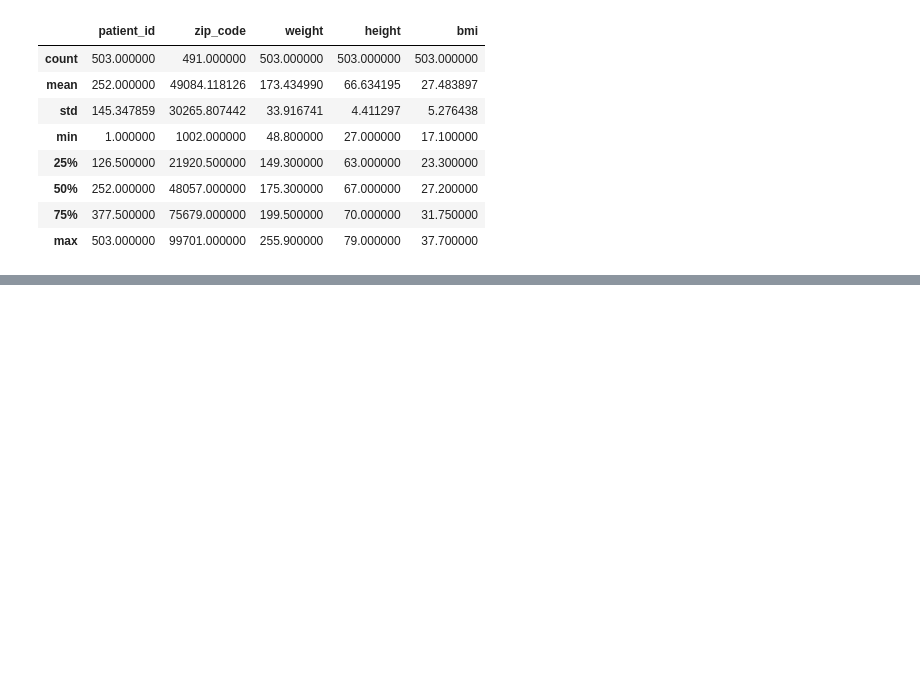
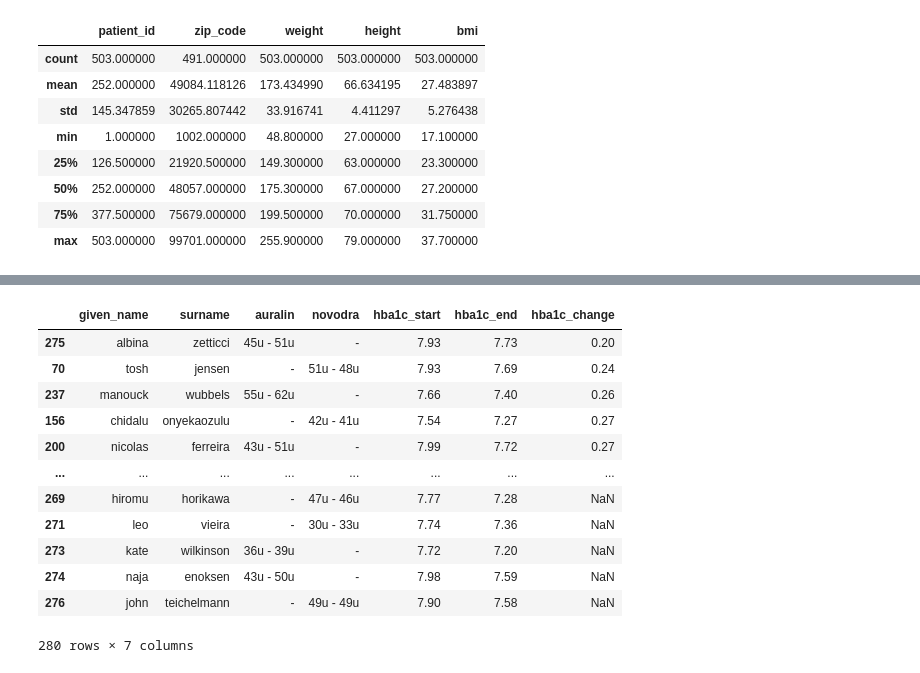
Before and after one commit to amitmishra-cs/Python-for-data-Science-2024, a Jupyter notebook: 16-data Assesing/0.ipynb, the cells around one changed output, grey strips where cells are left out. Drawn from its saved outputs; the diff is of its cells as text; code cells hidden in the pictures; blank space fills up the shorter version.

```diff
--- a/16-data Assesing/0.ipynb
+++ b/16-data Assesing/0.ipynb
@@ -282,0 +295,16 @@ patients.describe()
+# %%
+treatments.sort_values('hba1c_change')
+# %% [output]
+|  | given_name | surname | auralin | novodra | hba1c_start | hba1c_end | hba1c_change |
+| 275 | albina | zetticci | 45u - 51u | - | 7.93 | 7.73 | 0.20 |
+| 70 | tosh | jensen | - | 51u - 48u | 7.93 | 7.69 | 0.24 |
+| 237 | manouck | wubbels | 55u - 62u | - | 7.66 | 7.40 | 0.26 |
+| 156 | chidalu | onyekaozulu | - | 42u - 41u | 7.54 | 7.27 | 0.27 |
+| 200 | nicolas | ferreira | 43u - 51u | - | 7.99 | 7.72 | 0.27 |
+| ... | ... | ... | ... | ... | ... | ... | ... |
+| 269 | hiromu | horikawa | - | 47u - 46u | 7.77 | 7.28 | NaN |
+| 271 | leo | vieira | - | 30u - 33u | 7.74 | 7.36 | NaN |
+| 273 | kate | wilkinson | 36u - 39u | - | 7.72 | 7.20 | NaN |
+| 274 | naja | enoksen | 43u - 50u | - | 7.98 | 7.59 | NaN |
+| 276 | john | teichelmann | - | 49u - 49u | 7.90 | 7.58 | NaN |
+280 rows × 7 columns
```
Also changed, not shown: parts of 5 cells of this notebook.
